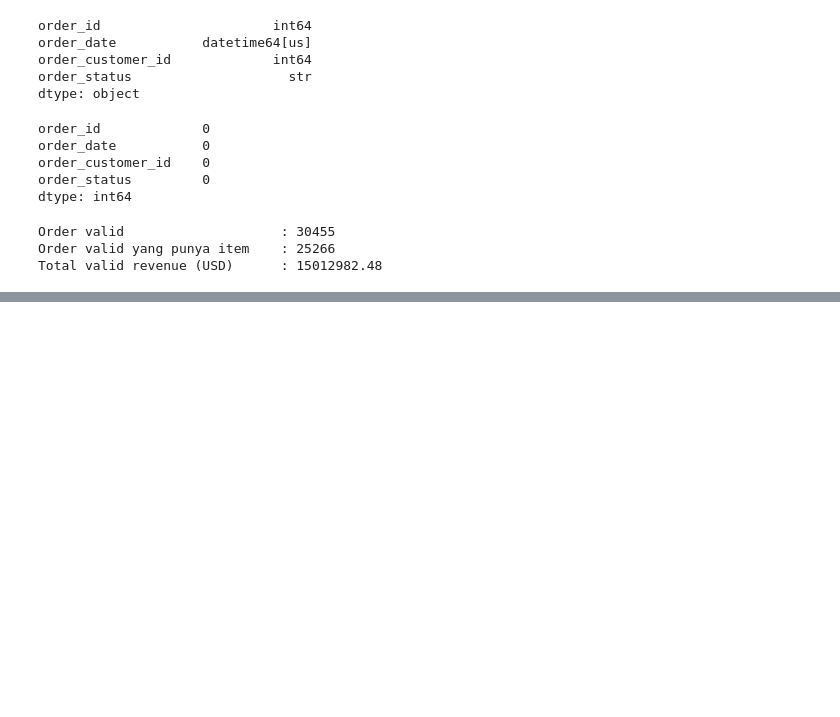
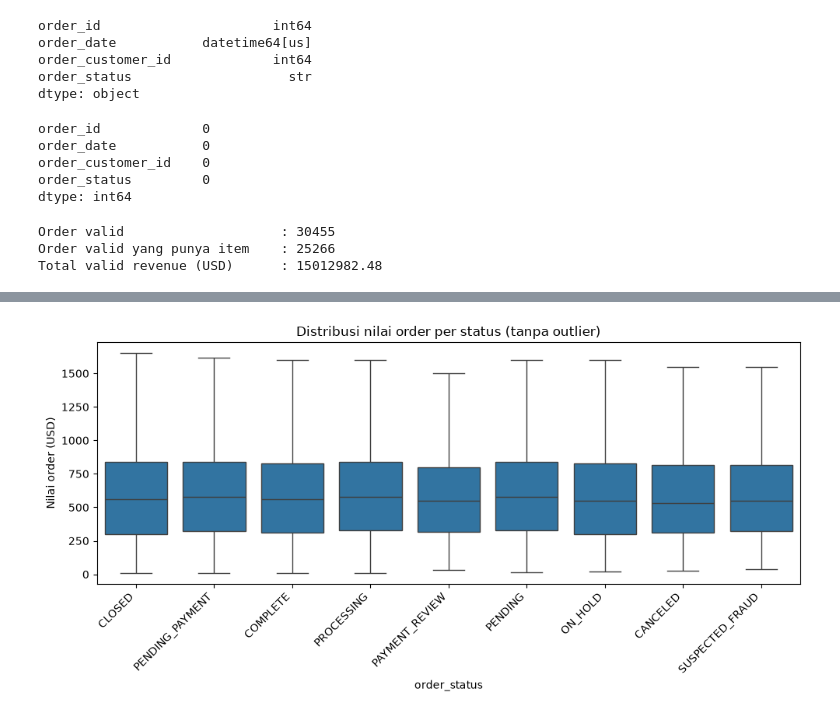
Before and after one commit to alifsyafan/data-engineering-portofolio, a Jupyter notebook: 01-sql-ecommerce-analysis/notebooks/01_eda_and_mart_prep.ipynb, the cells around one changed output, grey strips where cells are left out. Drawn from its saved outputs; the diff is of its cells as text; code cells hidden in the pictures; blank space fills up the shorter version.

Commit message:
feat: investigate orphan orders, fraud/non-complete hypotheses, order value distribution

```diff
--- a/01-sql-ecommerce-analysis/notebooks/01_eda_and_mart_prep.ipynb
+++ b/01-sql-ecommerce-analysis/notebooks/01_eda_and_mart_prep.ipynb
@@ -109,0 +255,28 @@ Total valid revenue (USD)      : 15012982.48
+# %%
+order_totals = (
+    order_items
+    .groupby("order_item_order_id")
+    .agg(
+        total_items=("order_item_quantity", "sum"),
+        order_revenue=("order_item_subtotal", "sum"),
+    )
+    .reset_index()
+    .rename(columns={"order_item_order_id": "order_id"})
+)
+
+orders_enriched = pd.merge(
+    orders,
+    order_totals,
+    on="order_id",
+    how="left",
+    validate="one_to_one",
+)
+
+orders_enriched["order_month"] = orders_enriched["order_date"].dt.strftime("%Y-%m")
+orders_enriched["day_of_week"] = orders_enriched["order_date"].dt.day_name()
+
+# Validasi
+print("Jumlah baris          :", len(orders_enriched))                           # 68883
+print("Order tanpa item (NaN):", orders_enriched["order_revenue"].isna().sum())  # = jumlah orphan Kasus 1
+print("Total revenue semua status:", round(orders_enriched["order_revenue"].sum(), 2))
+print("Total subtotal order_items:", round(order_items["order_item_subtotal"].sum(), 2))
@@ -109,0 +320,10 @@ Total valid revenue (USD)      : 15012982.48
+# %%
+plt.figure(figsize=(10, 5))
+sns.boxplot(data=orders_enriched, x="order_status", y="order_revenue", showfliers=False)
+plt.xticks(rotation=45, ha="right")
+plt.title("Distribusi nilai order per status (tanpa outlier)")
+plt.ylabel("Nilai order (USD)")
+plt.tight_layout()
+plt.show()
+# %% [output]
+[figure, added]
```
Also changed, not shown: parts of 22 cells of this notebook, 3 other files.
